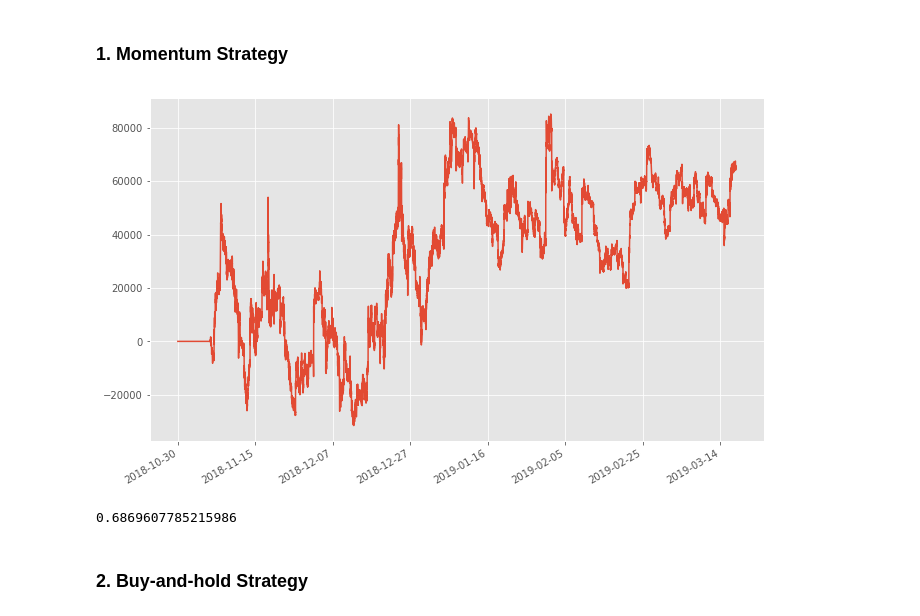
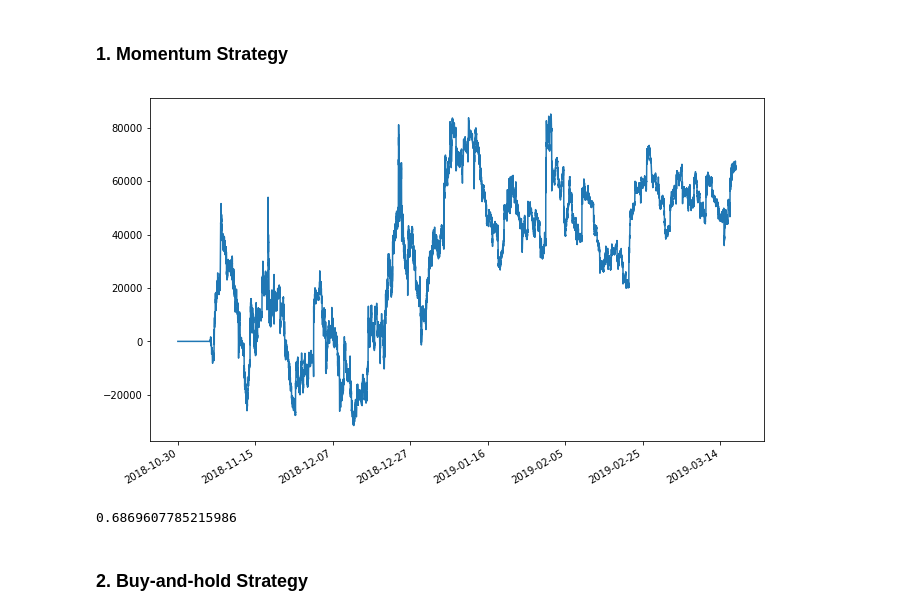
Before and after one commit to k-lgtm/COMS-W4995-Deep-Learning-Project, a Jupyter notebook: main_multi_agents.ipynb, the cells around one changed output. Saved outputs shown, nothing was run; the diff lists cells and outputs as text; code cells hidden in the pictures.

```diff
--- a/main_multi_agents.ipynb
+++ b/main_multi_agents.ipynb
@@ -212,20 +255,19 @@ ret1 = momentum_signal(prices, 1, False)
 # %%
 mom = momentum_signal(prices, 2100)
 
 pnl_mom = np.sum(mom * np.roll(ret1, -1, axis=0), axis=1) * principal
 pnl_mom = np.nan_to_num(pnl_mom)
 
-plt.style.use("ggplot")
 formatter = DateFormatter(dates)
 fig, ax = plt.subplots(figsize=(11, 7))
 ax.xaxis.set_major_formatter(formatter)
 ax.plot(np.arange(pnl_mom.shape[0]), np.cumsum(pnl_mom))
 fig.autofmt_xdate()
 plt.show()
 
 print(evaluator.annual_sharpe(pnl_mom))
 # %% [output]
-[figure, old version]
+[figure, new version]
 0.6869607785215986
 # %% [markdown]
 ### 2. Buy-and-hold Strategy
```
Also changed, not shown: parts of 14 cells of this notebook.
